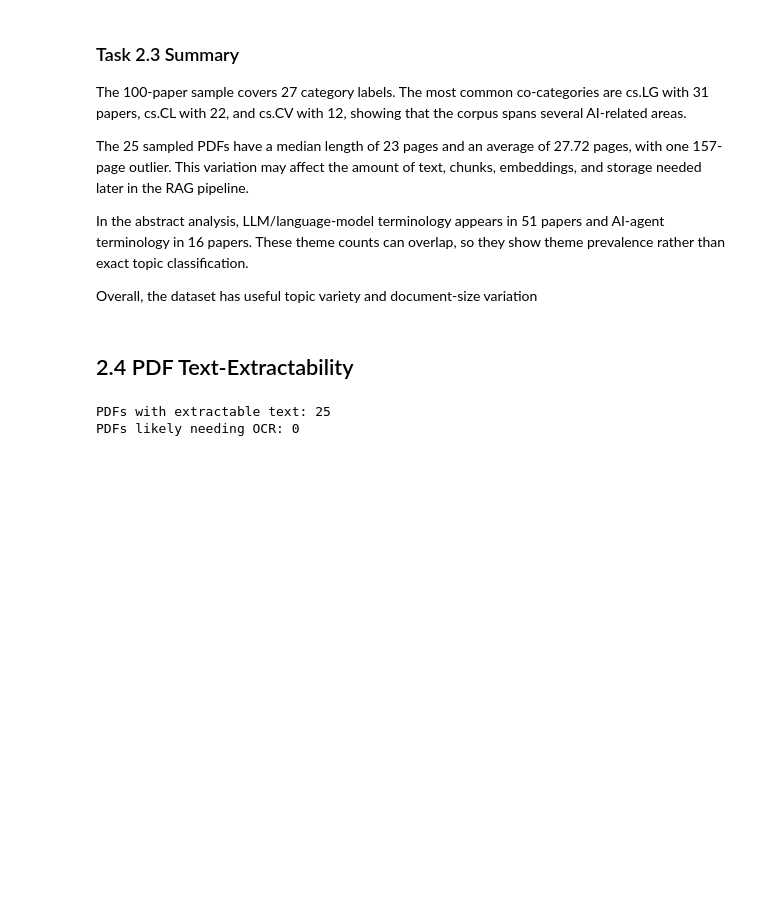
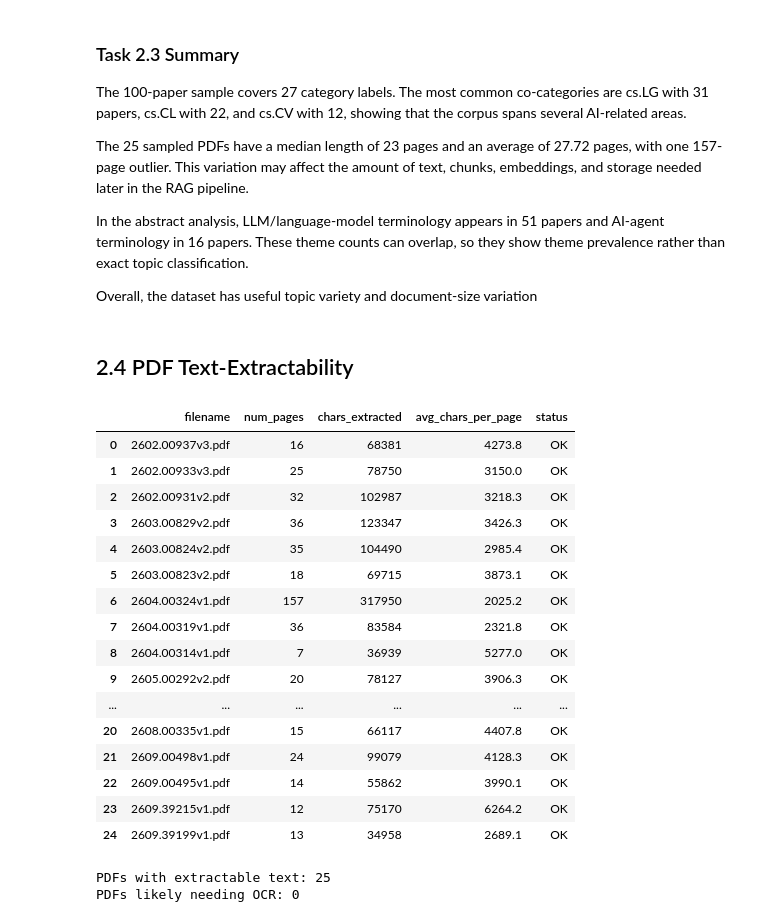
Before and after one commit to Break-Through-Tech/KPMG-1F-ai-research-intelligence-agent-for-business-insight-translation, a Jupyter notebook: notebooks/KPMG_Arxiv_EDA.ipynb, the cells around one changed output. Drawn from its saved outputs; the diff is of its cells as text; code cells hidden in the pictures; blank space fills up the shorter version.

```diff
--- a/notebooks/KPMG_Arxiv_EDA.ipynb
+++ b/notebooks/KPMG_Arxiv_EDA.ipynb
@@ -877,6 +877,27 @@ for filename in pdf_files:
     })
 
     doc.close()
+# %%
+extract_df = pd.DataFrame(extractability_results)
+extract_df
+# %% [output]
+|  | filename | num_pages | chars_extracted | avg_chars_per_page | status |
+| 0 | 2602.00937v3.pdf | 16 | 68381 | 4273.8 | OK |
+| 1 | 2602.00933v3.pdf | 25 | 78750 | 3150.0 | OK |
+| 2 | 2602.00931v2.pdf | 32 | 102987 | 3218.3 | OK |
+| 3 | 2603.00829v2.pdf | 36 | 123347 | 3426.3 | OK |
+| 4 | 2603.00824v2.pdf | 35 | 104490 | 2985.4 | OK |
+| 5 | 2603.00823v2.pdf | 18 | 69715 | 3873.1 | OK |
+| 6 | 2604.00324v1.pdf | 157 | 317950 | 2025.2 | OK |
+| 7 | 2604.00319v1.pdf | 36 | 83584 | 2321.8 | OK |
+| 8 | 2604.00314v1.pdf | 7 | 36939 | 5277.0 | OK |
+| 9 | 2605.00292v2.pdf | 20 | 78127 | 3906.3 | OK |
+| ... | ... | ... | ... | ... | ... |
+| 20 | 2608.00335v1.pdf | 15 | 66117 | 4407.8 | OK |
+| 21 | 2609.00498v1.pdf | 24 | 99079 | 4128.3 | OK |
+| 22 | 2609.00495v1.pdf | 14 | 55862 | 3990.1 | OK |
+| 23 | 2609.39215v1.pdf | 12 | 75170 | 6264.2 | OK |
+| 24 | 2609.39199v1.pdf | 13 | 34958 | 2689.1 | OK |
 # %%
 ok_count = (extract_df["status"] == "OK").sum()
 ocr_count = (extract_df["status"] == "Needs OCR").sum()
```
Also changed, not shown: parts of 3 cells of this notebook, 10 other files.
